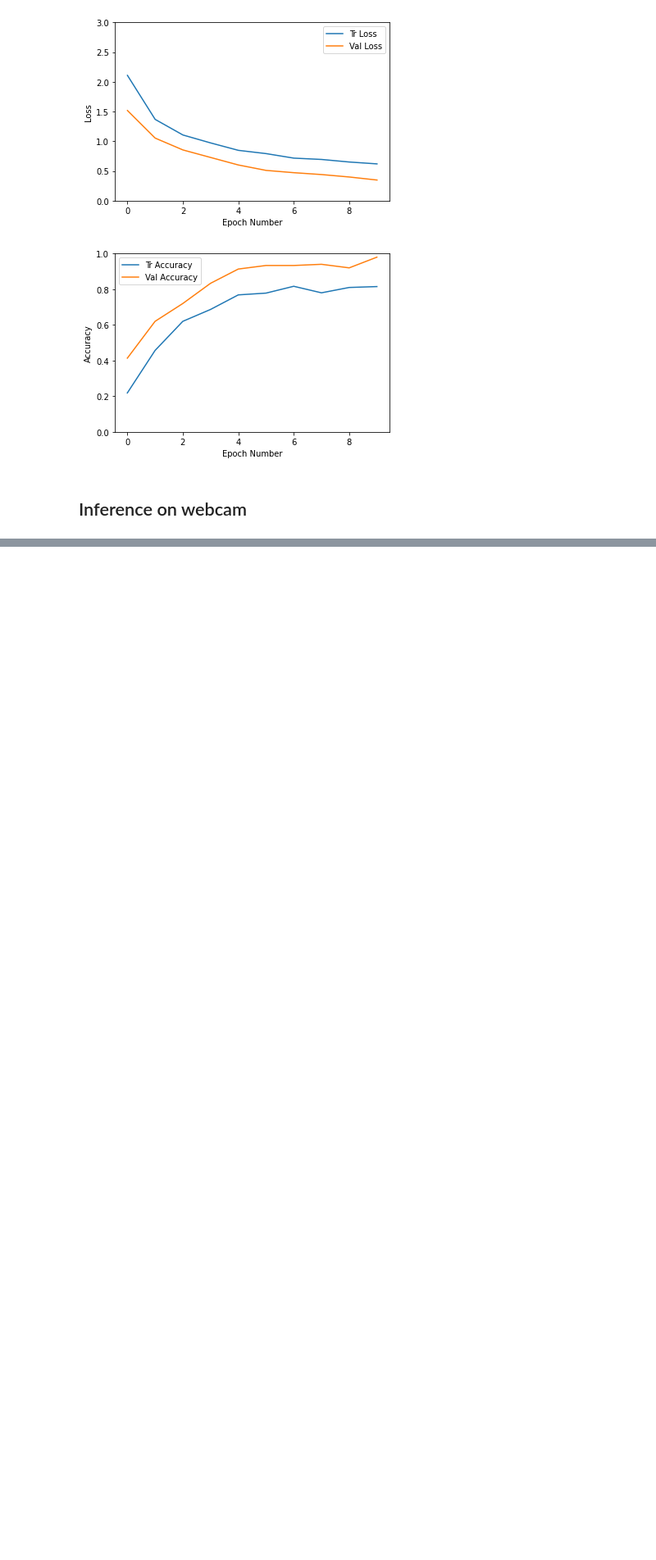
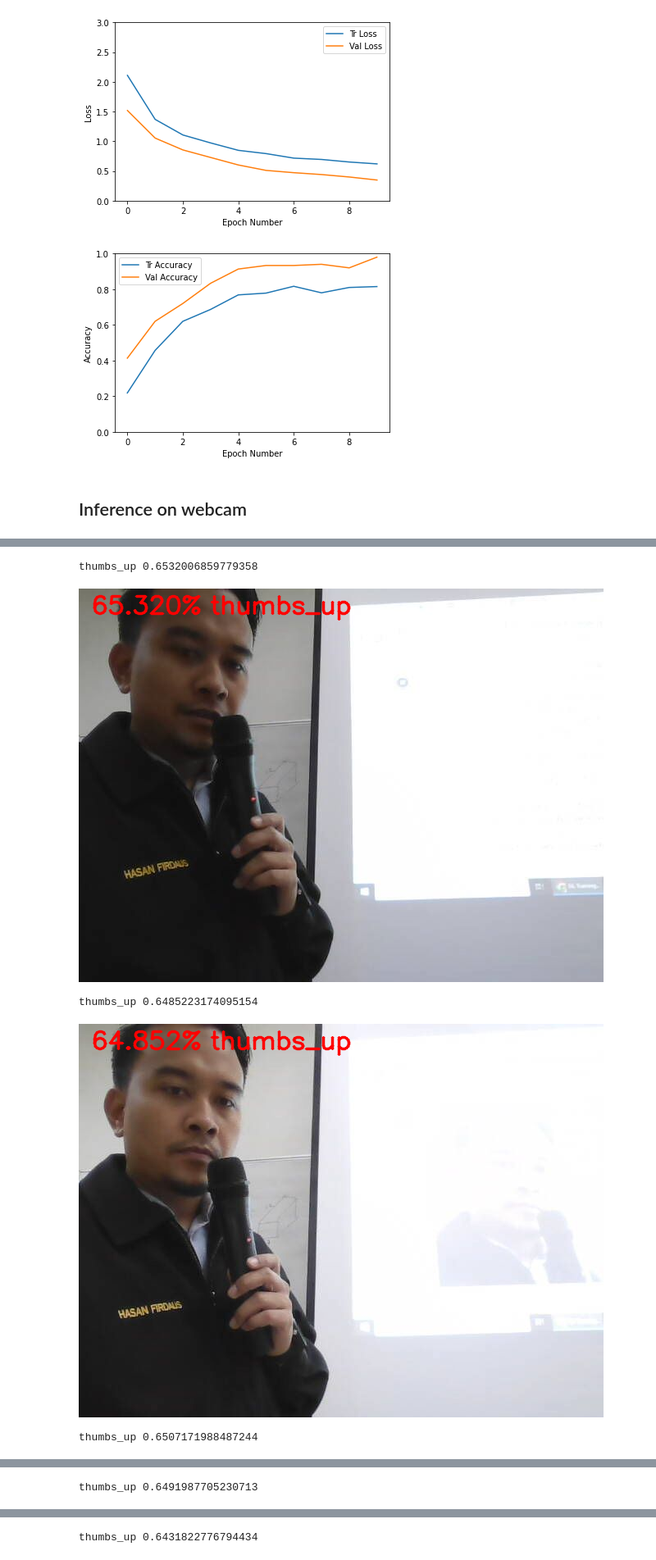
Before and after one commit to CUTe-EmbeddedAI/DLIVA_CV_5Day_Workshop, a Jupyter notebook: day3/16. Training_on_custom_dataset_new.ipynb, the cells around one changed output, grey strips where cells are left out. Shown at 82% size. Drawn from its saved outputs; the diff is of its cells as text; code cells hidden in the pictures; blank space fills up the shorter version.

```diff
--- a/day3/16. Training_on_custom_dataset_new.ipynb
+++ b/day3/16. Training_on_custom_dataset_new.ipynb
@@ -60,8 +60,10 @@ image_transforms = {
 
 # Set train and valid directory paths
 
-# dataset = '/content/drive/My Drive/01. TEACHING/MACHINE_VISION/code/fruit_dataset'
-dataset = './fruit_dataset'
+from google.colab import drive
+drive.mount('/content/gdrive')
+
+dataset = '/content/gdrive/My Drive/fruit_dataset'
 
 train_directory = os.path.join(dataset, 'train')
 test_directory = os.path.join(dataset, 'validation')
@@ -558,11 +573,11 @@ model = models.resnet18(pretrained=True)
 num_ftrs = model.fc.in_features
 # Here the size of each output sample is set to 2.
 # Alternatively, it can be generalized to nn.Linear(num_ftrs, len(class_names)).
-model.fc = nn.Linear(num_ftrs, 10)
+model.fc = nn.Linear(num_ftrs, 4)
 
 # 2. LOSS AND OPTIMIZER
 criterion = nn.CrossEntropyLoss()
-optimizer = optim.SGD(model.parameters(), lr=0.00001, momentum=0.9)
+optimizer = optim.SGD(model.parameters(), lr=0.001, momentum=0.9)
 
 # 3. move the model to GPU
 device = torch.device('cuda:0' if torch.cuda.is_available() else 'cpu')
@@ -938,7 +978,19 @@ def video_stream():
 def video_frame(label, bbox):
   data = eval_js('stream_frame("{}", "{}")'.format(label, bbox))
   return data
+# %%
+transform=transforms.Compose([
+    transforms.ToPILImage(),
+    transforms.Resize(256),
+    transforms.CenterCrop(size=224),
+    transforms.ToTensor(),
+    transforms.Normalize([0.485, 0.456, 0.406],
+                         [0.229, 0.224, 0.225])
+    ])
+# %%
+categories = ['thumbs_up','thumbs_down']
 # %%
+from google.colab.patches import cv2_imshow
 # start streaming video from webcam
 video_stream()
 # label for video
@@ -956,6 +1008,7 @@ while True:
 
     #     rgb_image = cv2.cvtColor(frame, cv2.COLOR_BGR2RGB)
     # Apply transforms to the input image.
+    # input_tensor = transform(frame)
     input_tensor = transform(frame)
     # Add the batch dimension.
     input_batch = input_tensor.unsqueeze(0)
@@ -968,7 +1021,7 @@ while True:
     # Get the softmax probabilities.
     probabilities = torch.nn.functional.softmax(output[0], dim=0)
     # Check the top 5 categories that are predicted.
-    top5_prob, top5_catid = torch.topk(probabilities, 5)
+    top5_prob, top5_catid = torch.topk(probabilities, 2)
 
     cv2.putText(frame, f"{top5_prob[0].item()*100:.3f}%", (15, (1)*30),
                 cv2.FONT_HERSHEY_SIMPLEX,
@@ -978,3 +1031,4 @@ while True:
                 1, (0, 0, 255), 2, cv2.LINE_AA)
     print(categories[top5_catid[0]], top5_prob[0].item())
     cv2_imshow(frame)
+# %% [output]
@@ -980,0 +1036,5 @@ while True:
+thumbs_up 0.6532006859779358
+[figure, added]
+thumbs_up 0.6485223174095154
+[figure, added]
+thumbs_up 0.6507171988487244
@@ -980,0 +1042 @@ while True:
+thumbs_up 0.6491987705230713
@@ -980,0 +1044 @@ while True:
+thumbs_up 0.6431822776794434
```
Also changed, not shown: parts of 22 cells of this notebook, 1 other file.
